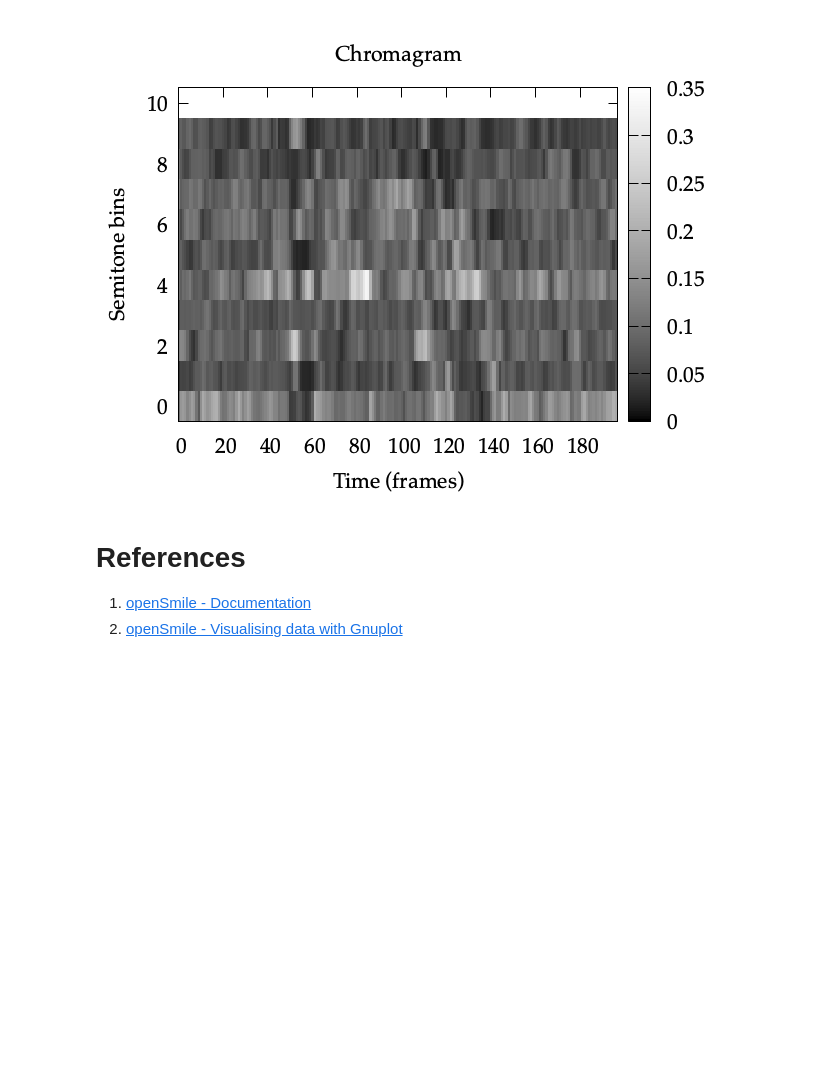
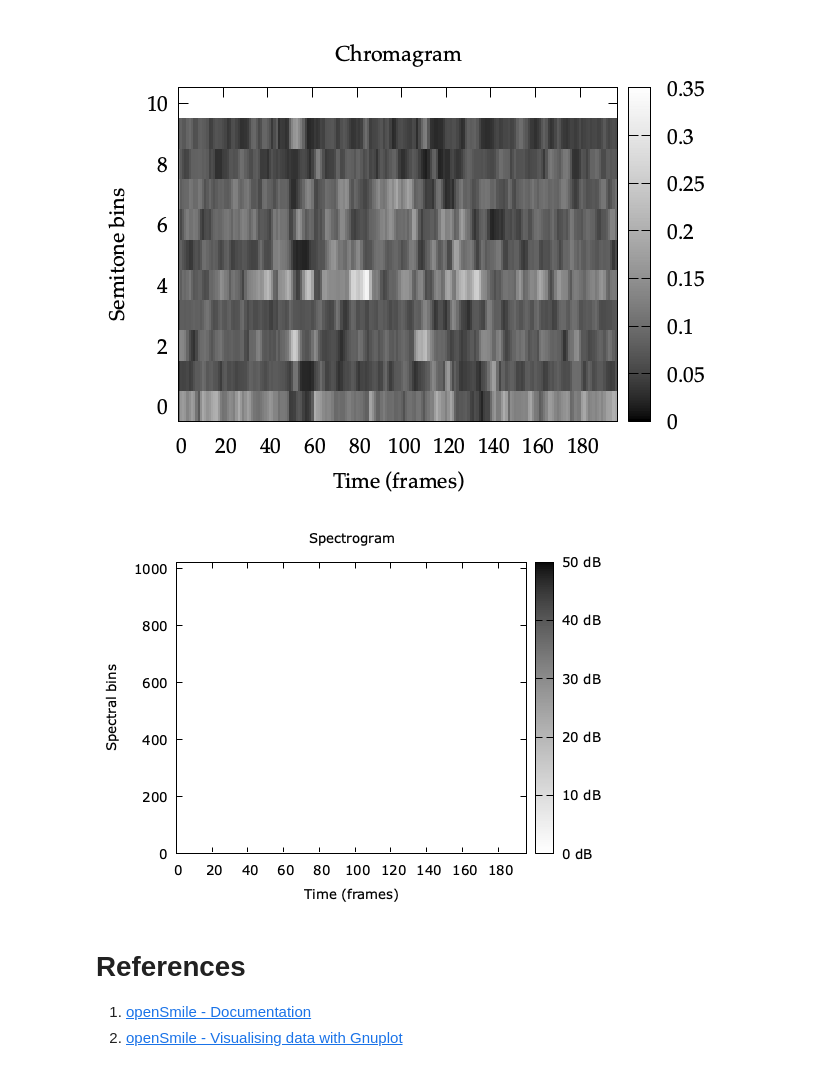
Before and after one commit to Brinkley97/csci_535_multimodal_probabilistic_learning, a Jupyter notebook: play/visualizeOpensmileEnergy.ipynb, the cells around one changed output. Cells and saved outputs as stored; diff of their text form; code cells hidden in the pictures; blank space fills up the shorter version.

Commit message:
adding spectrogram plot; not working

```diff
--- a/play/visualizeOpensmileEnergy.ipynb
+++ b/play/visualizeOpensmileEnergy.ipynb
@@ -208,3 +201,31 @@ plot DATA matrix u 2:1:3 w image
+# %%
+%%gnuplot
+
+set macros
+
+# Ignore the first line and the first two columns of the data file
+DATA = "/Users/brinkley97/Documents/development/classes/csci_535_interpretable_emotion_recognition_from_audiovisual/opensmile/spectrogram2.csv"
+
+set palette gray negative
+set cbrange [0:50]
+set yrange [0:1024]
+set xlabel 'Time (frames)'
+set ylabel 'Spectral bins'
+set format cb '%g dB'
+set title 'Spectrogram'
+unset key
+
+# CSV file with ; as delimiter
+set datafile separator ','
+
+# Get number of frames and set xrange accordingly
+stats DATA nooutput
+set xrange [0:STATS_records]
+
+# Transpose data for plotting
+plot DATA u 2:1:3 matrix with image
+# %% [output]
+[figure, added]
 # %% [markdown]
 # References
 
```
Also changed, not shown: parts of 10 cells of this notebook.
